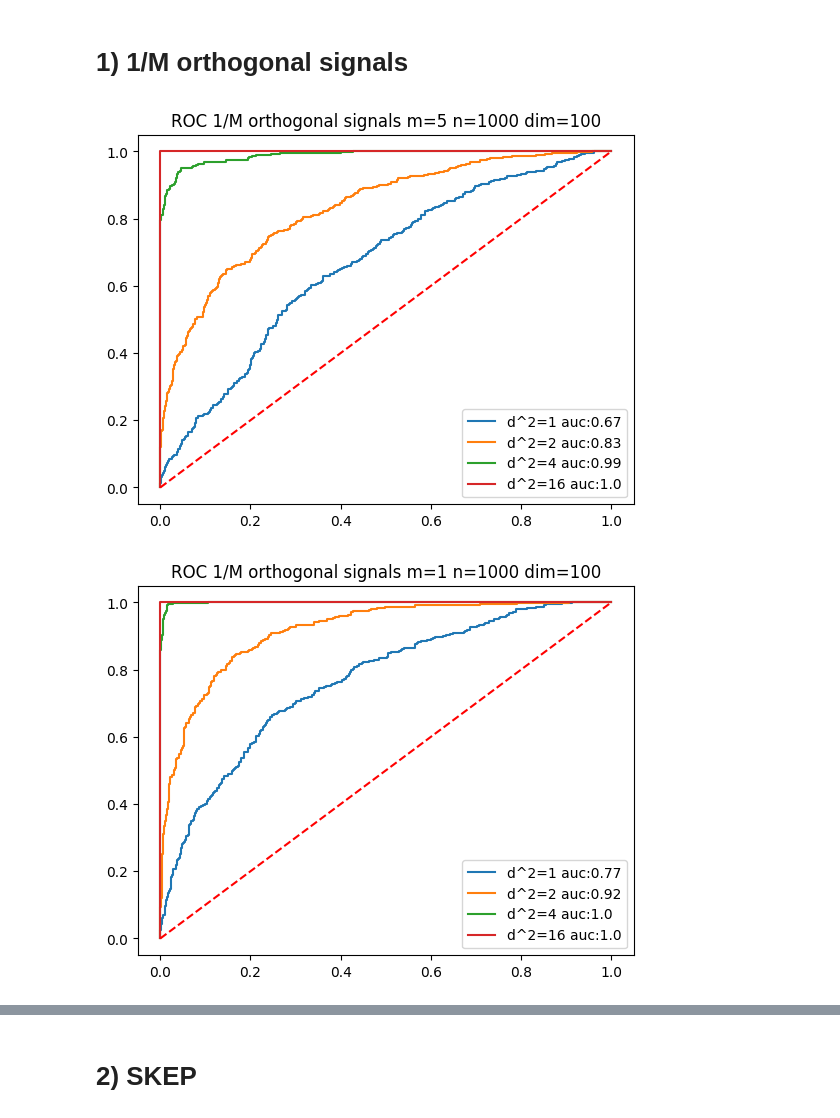
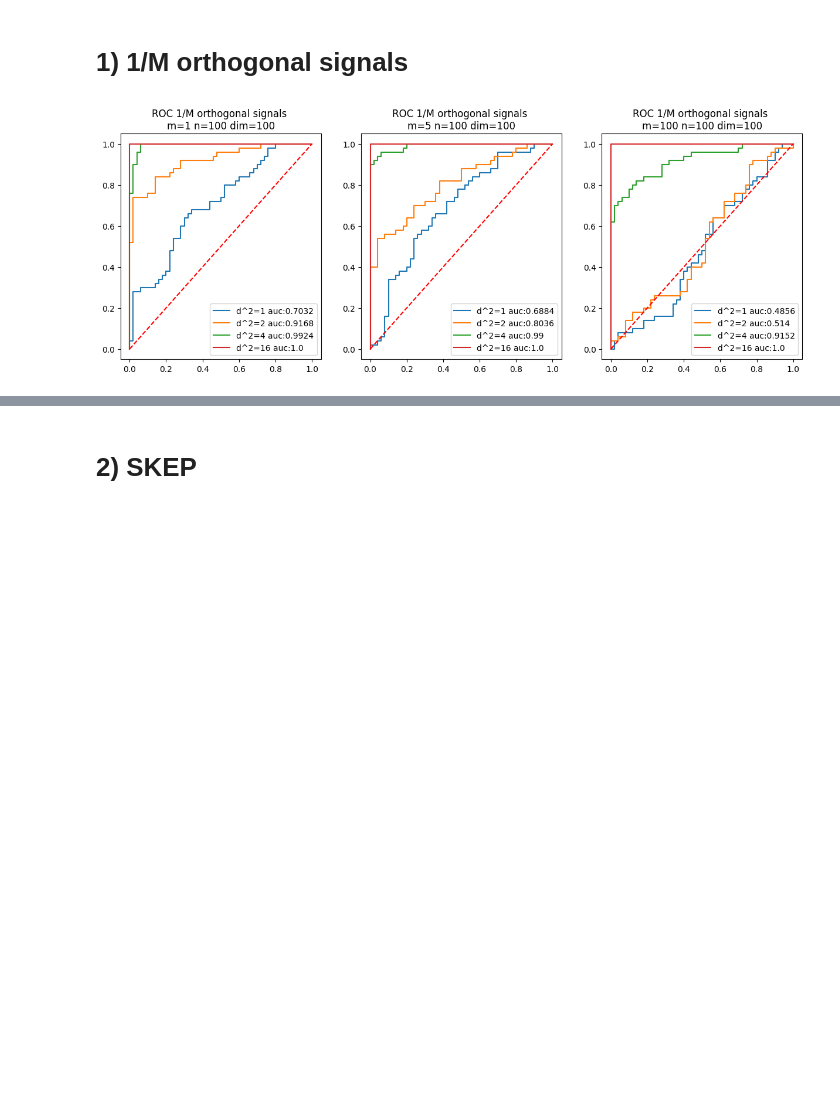
Before and after one commit to albertlyuan/ece-585, a Jupyter notebook: hw2.ipynb, the cells around one changed output, grey strips where cells are left out. Cells and saved outputs as stored; diff of their text form; code cells hidden in the pictures; blank space fills up the shorter version.

```diff
--- a/hw2.ipynb
+++ b/hw2.ipynb
@@ -40,46 +42,44 @@ def calcPdPfa(data):
     return pd,pfa
 # %%
 np.random.seed(seed=0)
-M = [5,1,100]
+M = [1,5,100]
 d2 = [1,2,4,16]
 E = 1
 signalDim = 100
-n = 1000
+n = 100
 
 def filter_1_M(x, noise_variance, m_orthogonal_signals):
     prodSum = E/noise_variance * (x @ m_orthogonal_signals.T)
     # print("prodsum",prodSum)
     exp = np.exp(prodSum)
     # print("exp",exp)
     lambdaa = (1/m) * np.sum(exp, axis=1)
     # print("lambda",lambdaa)
     return lambdaa
-
-for m in M:
-    fig, ax = plt.subplots()
+fig, ax = plt.subplots(1,len(M), figsize=(15,5))
+for i,m in enumerate(M):
     for d in d2:
         noise_variance = E/d
         m_orthogonal_signals = generate_orthogonal_signals(m, signalDim)
         rand_m = np.random.choice(m, n//2)
 
 
         h1 = m_orthogonal_signals[rand_m] + np.random.normal(0, noise_variance, size=(n//2, signalDim))
         h0 = np.random.normal(0, noise_variance, size=(n//2, signalDim))
         decisionStats = np.ndarray((n,2))
 
         decisionStats[n//2:,0] = filter_1_M(h0, noise_variance, m_orthogonal_signals)
         decisionStats[n//2:,1] = 0
         decisionStats[:n//2,0] = filter_1_M(h1, noise_variance, m_orthogonal_signals)
         decisionStats[:n//2,1] = 1
 
         decisionStats = decisionStats[decisionStats[:, 0].argsort()]
         pd,pfa = calcPdPfa(decisionStats)
         auc = metrics.auc(pfa,pd)
-        ax.plot(pfa,pd, label=f"d^2={d} auc:{round(auc,2)}")
-        ax.legend()
-        ax.set_title(f"ROC 1/M orthogonal signals m={m} n={n} dim={signalDim}")
-    ax.plot([0, 1], [0, 1],'r--')
-    plt.show()
+        ax[i].plot(pfa,pd, label=f"d^2={d} auc:{round(auc,5)}")
+        ax[i].legend()
+        ax[i].set_title(f"ROC 1/M orthogonal signals \nm={m} n={n} dim={signalDim}")
+    ax[i].plot([0, 1], [0, 1],'r--')
+plt.show()
 # %% [output]
-[figure, old version]
+[figure, new version]
-[figure, removed]
```
Also changed, not shown: parts of 5 cells of this notebook.
